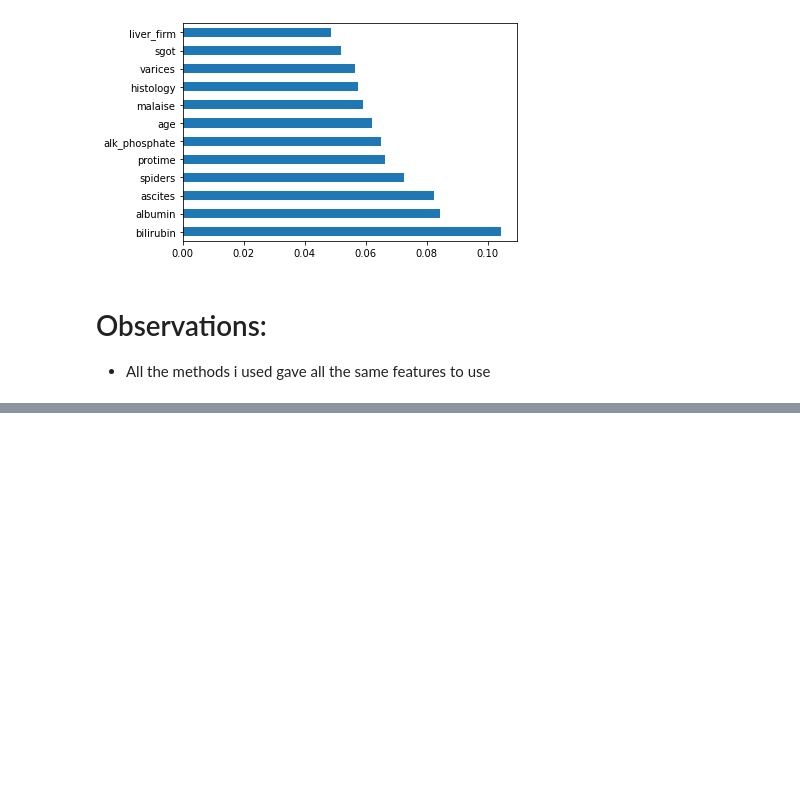
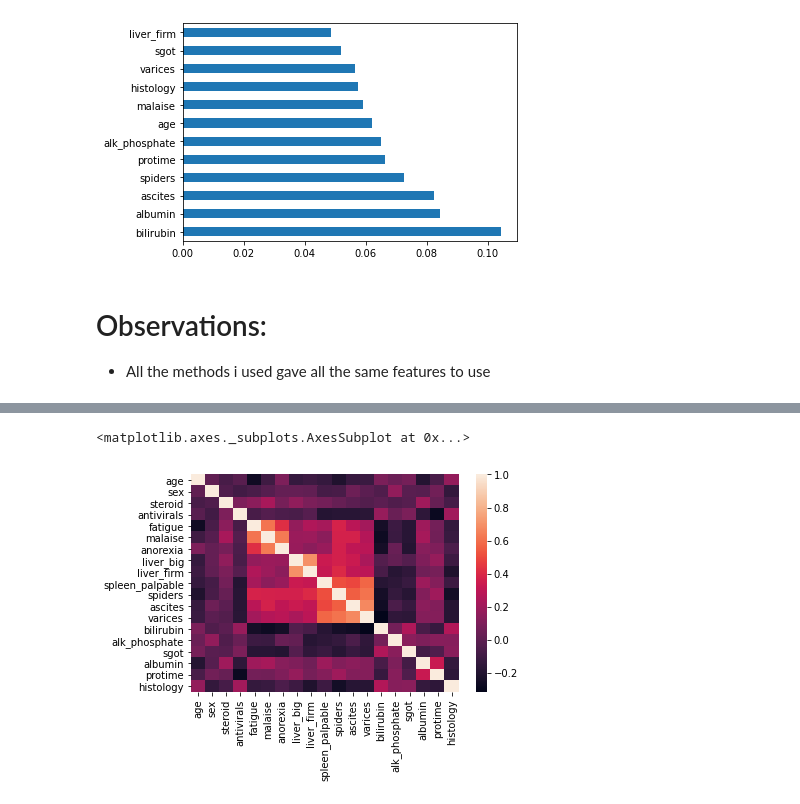
Before and after one commit to code-JOA/Predicting_Hepatitis_Mortality_Rate, a Jupyter notebook: Hepatitis_Mortality_Prediction.ipynb, the cells around one changed output, grey strips where cells are left out. Saved outputs shown, nothing was run; the diff lists cells and outputs as text; code cells hidden in the pictures; blank space fills up the shorter version.

```diff
--- a/Hepatitis_Mortality_Prediction.ipynb
+++ b/Hepatitis_Mortality_Prediction.ipynb
@@ -712,3 +712,8 @@ df.corr()
 | histology | -0.337856 | 0.170780 | -0.137450 | -0.070144 | 0.209242 | -0.131177 | -0.116964 | -0.049702 | -0.104757 | -0.206632 | ... |
 # %%
 # Heatmap for correlation
+# %%
+sns.heatmap(X.corr())
+# %% [output]
+<matplotlib.axes._subplots.AxesSubplot at 0x...>
+[figure, added]
```
Also changed, not shown: parts of 40 cells of this notebook.
